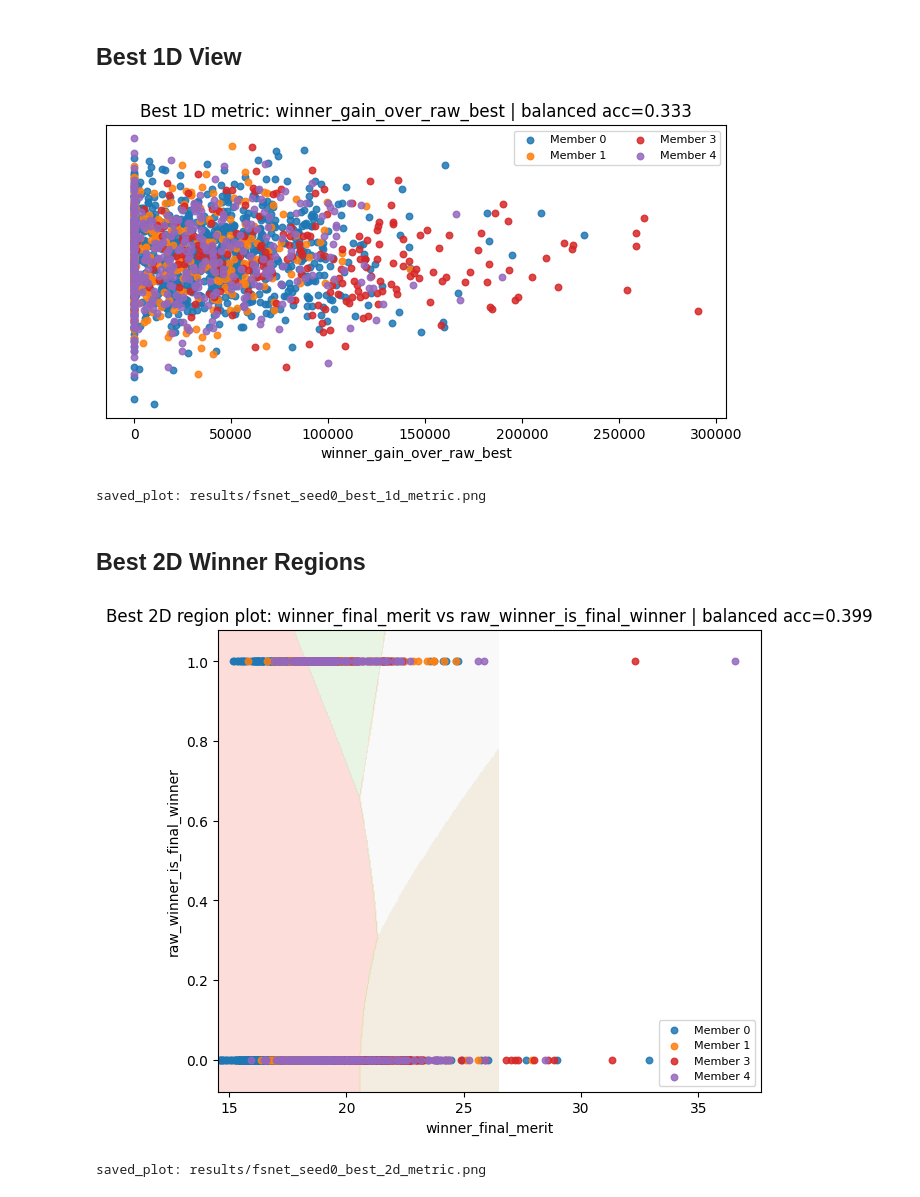
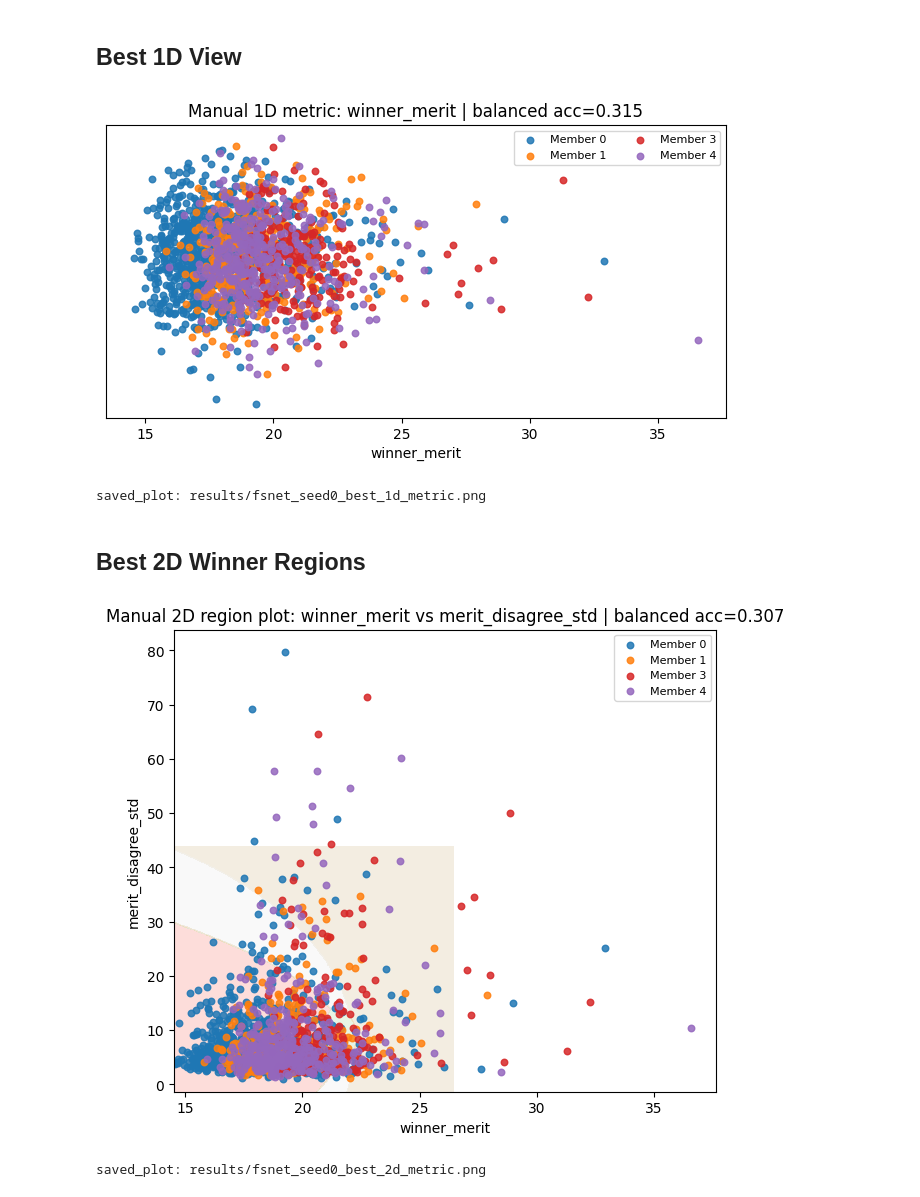
Before and after one commit to xkhainguyen/FSNet, a Jupyter notebook: fsnet_winner_region_from_metrics.ipynb, the cells around one changed output. Drawn from its saved outputs; the diff is of its cells as text; code cells hidden in the pictures.

```diff
--- a/fsnet_winner_region_from_metrics.ipynb
+++ b/fsnet_winner_region_from_metrics.ipynb
@@ -259,0 +266,7 @@ n_metrics: 39
+# %%
+# Leave as None to use the automatically selected best metric(s).
+# These aliases map to FSNet post-processed merit metrics.
+MANUAL_1D_METRIC = 'winner_merit'
+MANUAL_2D_METRICS = ('winner_merit', 'merit_disagree_std')
+print('manual_1d_metric:', MANUAL_1D_METRIC)
+print('manual_2d_metrics:', MANUAL_2D_METRICS)
@@ -290,7 +306,9 @@ for f1, f2 in itertools.combinations(feature_names, 2):
 one_d_rows = sorted(one_d_rows, key=lambda x: x[1], reverse=True)
 two_d_rows = sorted(two_d_rows, key=lambda x: x[2], reverse=True)
 
-print('Top 1D metrics:')
+print('Available metrics:')
+print(', '.join(feature_names))
+print('\nTop 1D metrics:')
 print_table(['metric', 'balanced_accuracy'], one_d_rows, max_rows=10)
 print('\nTop 2D metric pairs:')
 print_table(['x_metric', 'y_metric', 'balanced_accuracy'], two_d_rows, max_rows=15)
@@ -298,8 +316,29 @@ print_table(['x_metric', 'y_metric', 'balanced_accuracy'], two_d_rows, max_rows=
 if best_1d is None or best_2d is None:
     raise RuntimeError('Could not score enough metric combinations.')
 
-BEST_1D_SCORE, BEST_1D_METRIC = best_1d
-BEST_2D_SCORE, X_METRIC, Y_METRIC = best_2d
-print('\nBest 1D metric:', BEST_1D_METRIC, round(float(BEST_1D_SCORE), 4))
-print('Best 2D metric pair:', X_METRIC, Y_METRIC, round(float(BEST_2D_SCORE), 4))
+if MANUAL_1D_METRIC is None:
+    BEST_1D_SCORE, BEST_1D_METRIC = best_1d
+    SELECTED_1D_SOURCE = 'auto'
+else:
+    if MANUAL_1D_METRIC not in metrics:
+        raise KeyError(f'Unknown MANUAL_1D_METRIC={MANUAL_1D_METRIC!r}. Choose from: {feature_names}')
+    BEST_1D_METRIC = MANUAL_1D_METRIC
+    BEST_1D_SCORE = score_qda(np.column_stack([metrics[BEST_1D_METRIC][plot_mask]]), labels)
+    SELECTED_1D_SOURCE = 'manual'
+
+if MANUAL_2D_METRICS is None:
+    BEST_2D_SCORE, X_METRIC, Y_METRIC = best_2d
+    SELECTED_2D_SOURCE = 'auto'
+else:
+    if len(MANUAL_2D_METRICS) != 2:
+        raise ValueError('MANUAL_2D_METRICS must be None or a pair like (x_metric, y_metric).')
+    X_METRIC, Y_METRIC = MANUAL_2D_METRICS
+    missing = [f for f in (X_METRIC, Y_METRIC) if f not in metrics]
+    if missing:
+        raise KeyError(f'Unknown MANUAL_2D_METRICS entries={missing}. Choose from: {feature_names}')
+    BEST_2D_SCORE = score_qda(np.column_stack([metrics[X_METRIC][plot_mask], metrics[Y_METRIC][plot_mask]]), labels)
+    SELECTED_2D_SOURCE = 'manual'
+
+print(f'\nSelected 1D metric ({SELECTED_1D_SOURCE}):', BEST_1D_METRIC, round(float(BEST_1D_SCORE), 4))
+print(f'Selected 2D metric pair ({SELECTED_2D_SOURCE}):', X_METRIC, Y_METRIC, round(float(BEST_2D_SCORE), 4))
 # %% [output]
@@ -337,7 +376,7 @@ for m in active_members:
 
 ax.set_xlabel(BEST_1D_METRIC)
 ax.set_yticks([])
-ax.set_title(f'Best 1D metric: {BEST_1D_METRIC} | balanced acc={BEST_1D_SCORE:.3f}')
+ax.set_title(f'{SELECTED_1D_SOURCE.title()} 1D metric: {BEST_1D_METRIC} | balanced acc={BEST_1D_SCORE:.3f}')
 ax.legend(fontsize=8, ncol=max(1, len(active_members) // 2))
 
 os.makedirs(os.path.dirname(OUT_PNG_1D), exist_ok=True)
@@ -345,7 +384,7 @@ fig.savefig(OUT_PNG_1D, dpi=180, bbox_inches='tight')
 plt.show()
 print('saved_plot:', OUT_PNG_1D)
 # %% [output]
-[figure, old version]
+[figure, new version]
 saved_plot: results/fsnet_seed0_best_1d_metric.png
 # %% [markdown]
 ## Best 2D Winner Regions
@@ -365,33 +404,33 @@ x2_min, x2_max = np.quantile(y, [0.01, 0.99])
 pad1 = 0.08 * max(x1_max - x1_min, 1e-9)
 pad2 = 0.08 * max(x2_max - x2_min, 1e-9)
 
 gx, gy = np.meshgrid(
     np.linspace(x1_min - pad1, x1_max + pad1, 300),
     np.linspace(x2_min - pad2, x2_max + pad2, 300),
 )
 grid = np.column_stack([gx.ravel(), gy.ravel()])
 gz = clf.predict(grid).reshape(gx.shape)
 
 fig, ax = plt.subplots(figsize=(7, 6))
 levels = np.arange(gz.max() + 2) - 0.5
 ax.contourf(gx, gy, gz, levels=levels, cmap='Pastel1', alpha=0.45)
 
 cmap = plt.get_cmap('tab10')
 for m in active_members:
     mm = labels == m
     if not np.any(mm):
         continue
     ax.scatter(x[mm], y[mm], s=22, alpha=0.85, color=cmap(m), label=f'Member {m}')
 
-ax.set_title(f'Best 2D region plot: {X_METRIC} vs {Y_METRIC} | balanced acc={BEST_2D_SCORE:.3f}')
+ax.set_title(f'{SELECTED_2D_SOURCE.title()} 2D region plot: {X_METRIC} vs {Y_METRIC} | balanced acc={BEST_2D_SCORE:.3f}')
 ax.set_xlabel(X_METRIC)
 ax.set_ylabel(Y_METRIC)
 ax.legend(fontsize=8)
 
 os.makedirs(os.path.dirname(OUT_PNG_2D), exist_ok=True)
 fig.savefig(OUT_PNG_2D, dpi=180, bbox_inches='tight')
 plt.show()
 print('saved_plot:', OUT_PNG_2D)
 # %% [output]
-[figure, old version]
+[figure, new version]
 saved_plot: results/fsnet_seed0_best_2d_metric.png
```
Also changed, not shown: parts of 4 cells of this notebook, 13 other files.
